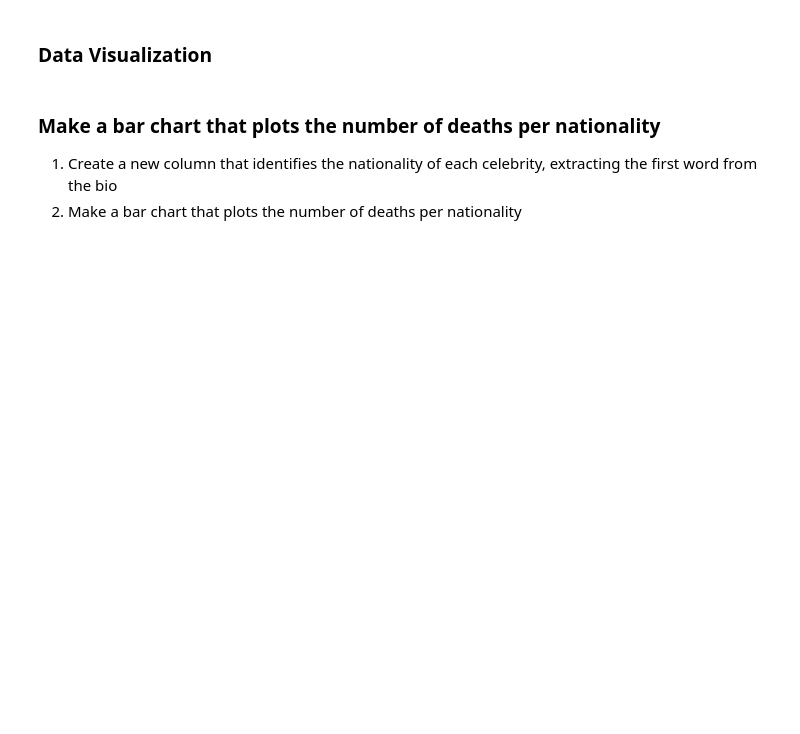
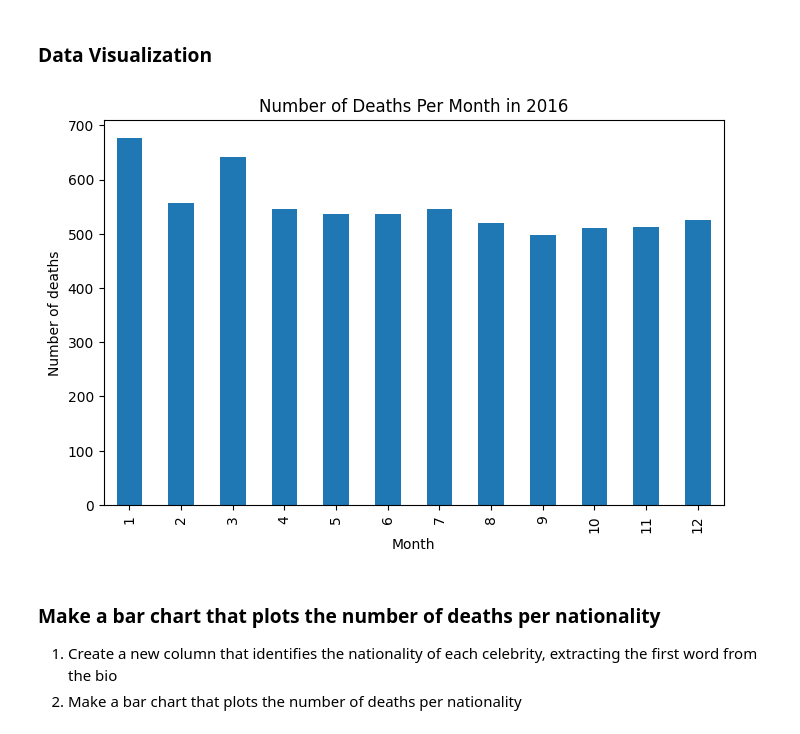
Before and after one commit to lihzhao14/Python-Java-Projects, a Jupyter notebook: hw6/celebrity_deaths_2016-1.ipynb, the cells around one changed output. Cells and saved outputs as stored; diff of their text form; code cells hidden in the pictures; blank space fills up the shorter version.

```diff
--- a/hw6/celebrity_deaths_2016-1.ipynb
+++ b/hw6/celebrity_deaths_2016-1.ipynb
@@ -330,3 +352,7 @@ and return the numeric month (get the value by using ".month")
 
 def get_month(date):
     # your code here
+    return pd.to_datetime(date).month
+
+df['month of death'] = df['date of death'].apply(get_month)
+df.head()
@@ -339,3 +372,7 @@ Hint: Apply a function to get the year from the "date of death" column
 
 def get_year(date):
     # your code here
+    return date.year
+
+df['year of death'] = df['date of death'].apply(get_year)
+df.head()
@@ -347,6 +391,7 @@ filter out the deaths that didn't take place in 2016.
 """
 
 # your code here
+df_2016 = df[df['year of death'] == 2016]
 # %%
 """ 19.
 Using a pivot table, obtain a list that contains the number of people that died in each month
@@ -355,26 +400,39 @@ Using a pivot table, obtain a list that contains the number of people that died
 """
 
 # your code here
+df_per_month = pd.pivot_table(df_2016,
+                              index=df['month of death'],
+                              values='name',
+                              aggfunc='count')
 # %% [markdown]
 ### Data Visualization
 # %%
 """ 20.
 Visualize the number of deaths per month as a bar chart
 
 Hint: A DataFrame has a simple .plot() method you can use.
 
 The x axis should show the individual number of the month and the y axis should show the death counts
 Don't forget to add a title and labels for the x and y axes
 """
 
 # your code here
 
+# create a bar chart from the pivot table: df_per_month
+bar_chart1 = df_per_month.plot(kind='bar', figsize=(8,5), legend=None)
+
+# set the title and labels
+bar_chart1.set_title("Number of Deaths Per Month in 2016")
+bar_chart1.set_xlabel("Month")
+bar_chart1.set_ylabel("Number of deaths")
 
 
 ###########################
 ### DO NOT MODIFY THIS! ###
 plt.show()
 ###########################
+# %% [output]
+[figure, added]
 # %% [markdown]
 ### Make a bar chart that plots the number of deaths per nationality
 1. Create a new column that identifies the nationality of each celebrity, extracting the first word from the bio
```
Also changed, not shown: parts of 11 cells of this notebook.
